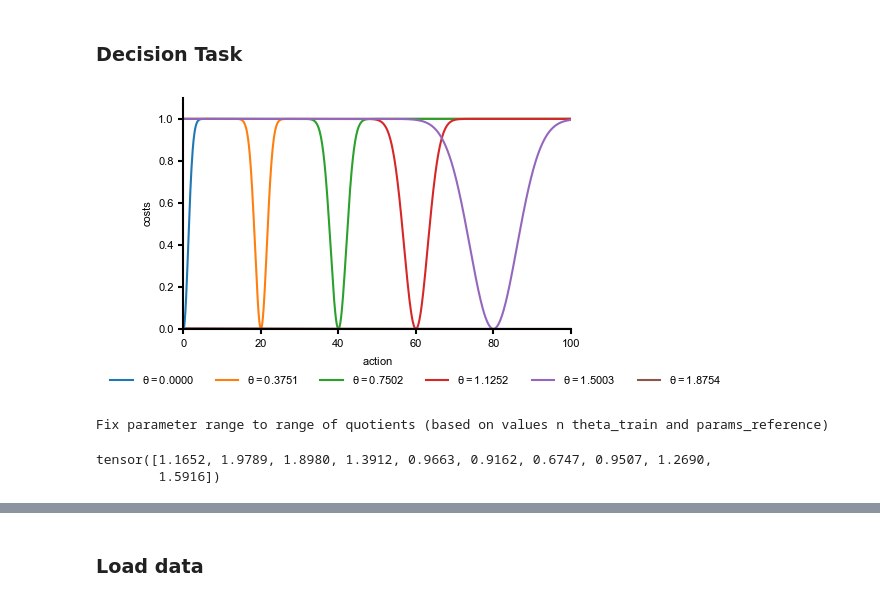
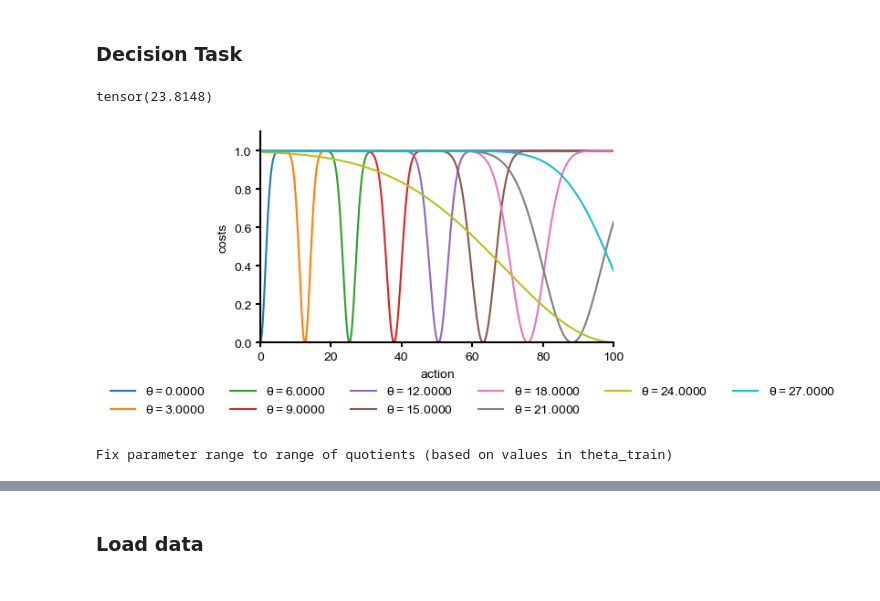
Before and after one commit to mackelab/amortized-decision-making, a Jupyter notebook: scripts/examples/sir_continuous_actions.ipynb, the cells around one changed output, grey strips where cells are left out. Saved outputs shown, nothing was run; the diff lists cells and outputs as text; code cells hidden in the pictures.

```diff
--- a/scripts/examples/sir_continuous_actions.ipynb
+++ b/scripts/examples/sir_continuous_actions.ipynb
@@ -98,62 +106,62 @@ with mpl.rc_context(fname=plot_config_file):
 ## Continuous Actions
 # %% [markdown]
 ### Decision Task
+# %%
+(torch.load("./data/sir/theta_train.pt")[:, 0]/ torch.load("./data/sir/theta_train.pt")[:, 1]).quantile(0.9999)# .max()
+# %% [output]
+tensor(23.8148)
 # %%
-factor = 3
+factor = 2
 exponential = 2
-param = 0
-parameter_range = (sir.param_high - sir.param_low)[param].item()
 cost_fn = RevGaussCost(
-    parameter_range=parameter_range, ## FIXED PARAMETER
-    action_range=sir.action_high - sir.action_low,
+    parameter_range=[0., 23.8148], ## FIXED PARAMETER
+    action_range=[sir.action_low, sir.action_high],
     factor=factor,
     exponential=exponential,
-    aligned=False
+    aligned=False,
+    offset=1.
 )
 
 with mpl.rc_context(fname=plot_config_file):
     resolution = 1000
     actions = torch.arange(sir.action_low, sir.action_high, (sir.action_high - sir.action_low) / resolution)
 
     fig, ax = plt.subplots(1, 1, figsize=(5, 3))
-    for theta in torch.arange(sir.param_low[param].item(), sir.param_high[param].item() + 0.01, parameter_range/5):
+    for theta in torch.arange(0, 30., 30./10.):
         ax.plot(actions, cost_fn(theta, actions), label=rf"$\theta={theta:.4f}$")
 
     ax.set_xlabel(r"$action$")
     ax.set_ylabel("costs")
     ax.set_xlim(sir.action_low, sir.action_high)
     ax.set_ylim(0, 1.1)
     ax.legend(
         loc="upper center",
         bbox_to_anchor=(0.6, -0.15),
         fancybox=True,
         shadow=True,
         ncol=6,
     )
     # plt.savefig("./results/continuous/toy_example/fig_cost_fct.pdf")
     plt.show()
 # %% [output]
-[figure, old version]
+[figure, new version]
 # %%
-print("Fix parameter range to range of quotients (based on values ni theta_train and params_reference)")
+print("Fix parameter range to range of quotients (based on values in theta_train)")
 param=None
 cost_fn = RevGaussCost(
-    parameter_range=8.-0.,
-    action_range=sir.action_high - sir.action_low,
+    parameter_range=[0., 23.8148],
+    action_range=[sir.action_low, sir.action_high],
     factor=factor,
     exponential=exponential,
     aligned=False,
-    offset=1
+    offset=1.
 )
 
 x_reference = torch.vstack([sir.get_observation(i) for i in range(1,11)])
 post_reference = torch.stack([sir.get_reference_samples(i) for i in range(1,11)])#[:,:,param]
 param_reference = torch.vstack([sir.get_true_parameters(i) for i in range(1,11)])#[:,param]
-torch.log(param_reference[:,0]/param_reference[:,1])
 # %% [output]
-Fix parameter range to range of quotients (based on values n theta_train and params_reference)
+Fix parameter range to range of quotients (based on values in theta_train)
-tensor([1.1652, 1.9789, 1.8980, 1.3912, 0.9663, 0.9162, 0.6747, 0.9507, 1.2690,
-        1.5916])
 # %%
 a_grid = torch.arange(sir.action_low, sir.action_high, 1.0)
 expected_costs_post = []
```
Also changed, not shown: parts of 16 cells of this notebook, 28 other files.
